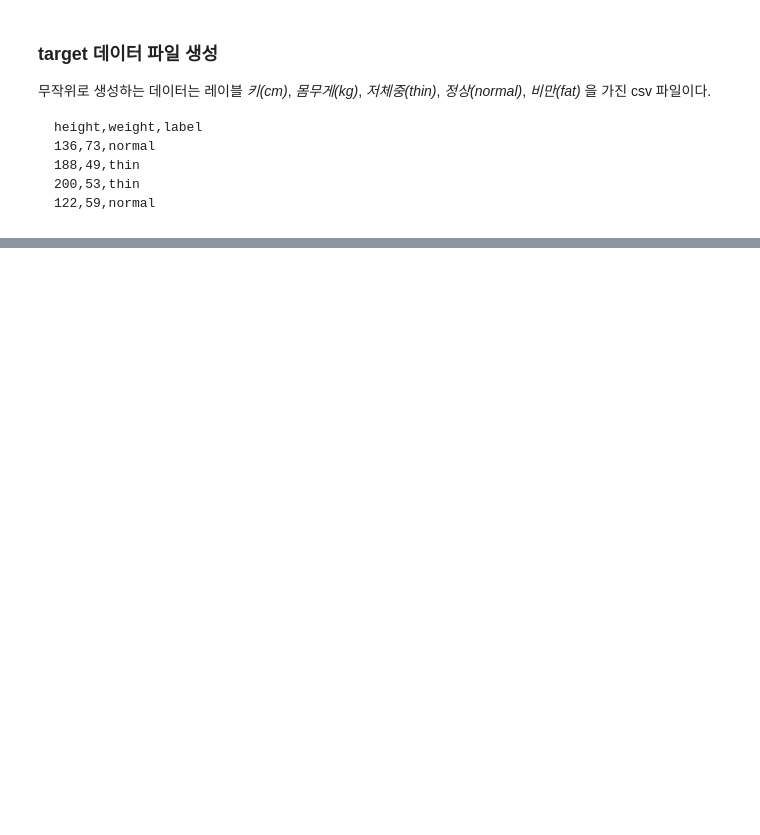
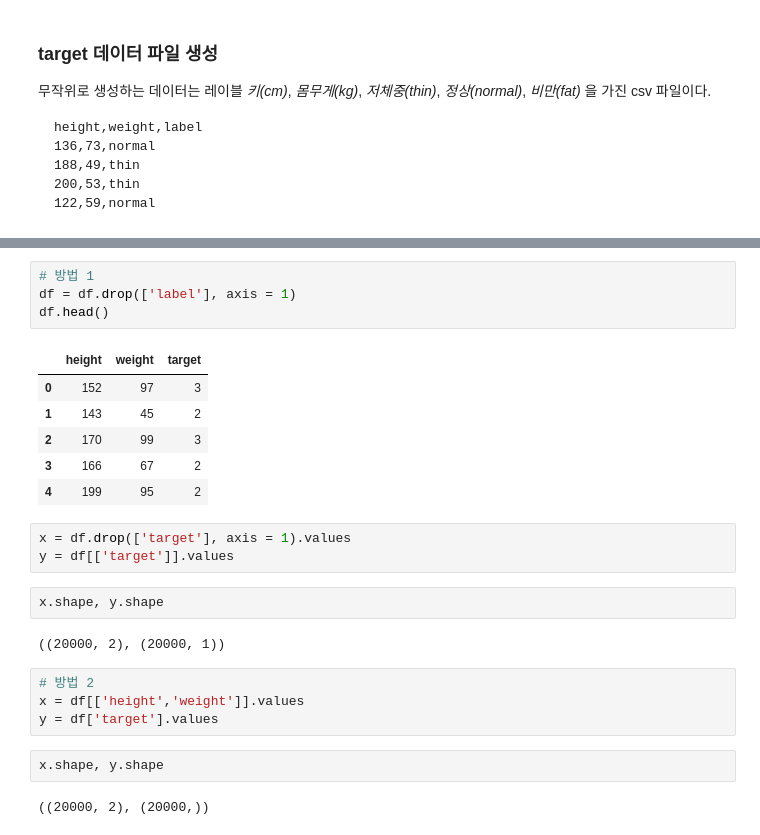
Before and after one commit to Ihan0316/ai_scool, a Jupyter notebook: 7-14/02자료형태의이해_0.ipynb, the cells around one changed output, grey strips where cells are left out. Drawn from its saved outputs; the diff is of its cells as text; blank space fills up the shorter version.

```diff
--- a/7-14/02자료형태의이해_0.ipynb
+++ b/7-14/02자료형태의이해_0.ipynb
@@ -1006,0 +1113,26 @@ df['label'].replace({'thin': 1, 'normal':2, 'fat': 3})
+# %%
+# 방법 1
+df = df.drop(['label'], axis = 1)
+df.head()
+# %% [output]
+|  | height | weight | target |
+| 0 | 152 | 97 | 3 |
+| 1 | 143 | 45 | 2 |
+| 2 | 170 | 99 | 3 |
+| 3 | 166 | 67 | 2 |
+| 4 | 199 | 95 | 2 |
+# %%
+x = df.drop(['target'], axis = 1).values
+y = df[['target']].values
+# %%
+x.shape, y.shape
+# %% [output]
+((20000, 2), (20000, 1))
+# %%
+# 방법 2
+x = df[['height','weight']].values
+y = df['target'].values
+# %%
+x.shape, y.shape
+# %% [output]
+((20000, 2), (20000,))
```
Also changed, not shown: parts of 39 cells of this notebook, 1 other file.
